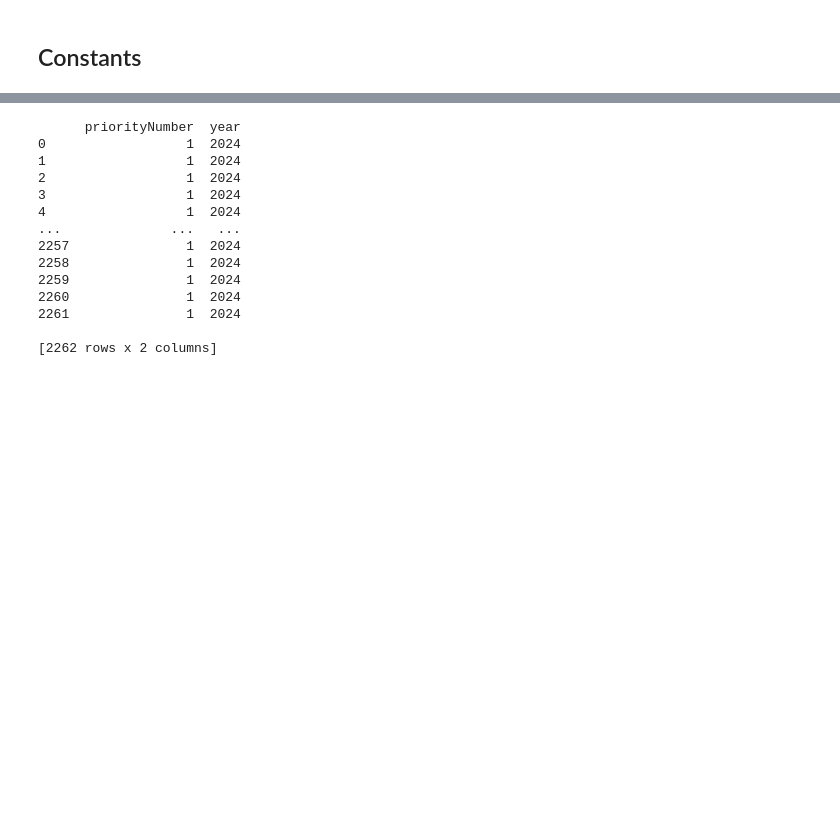
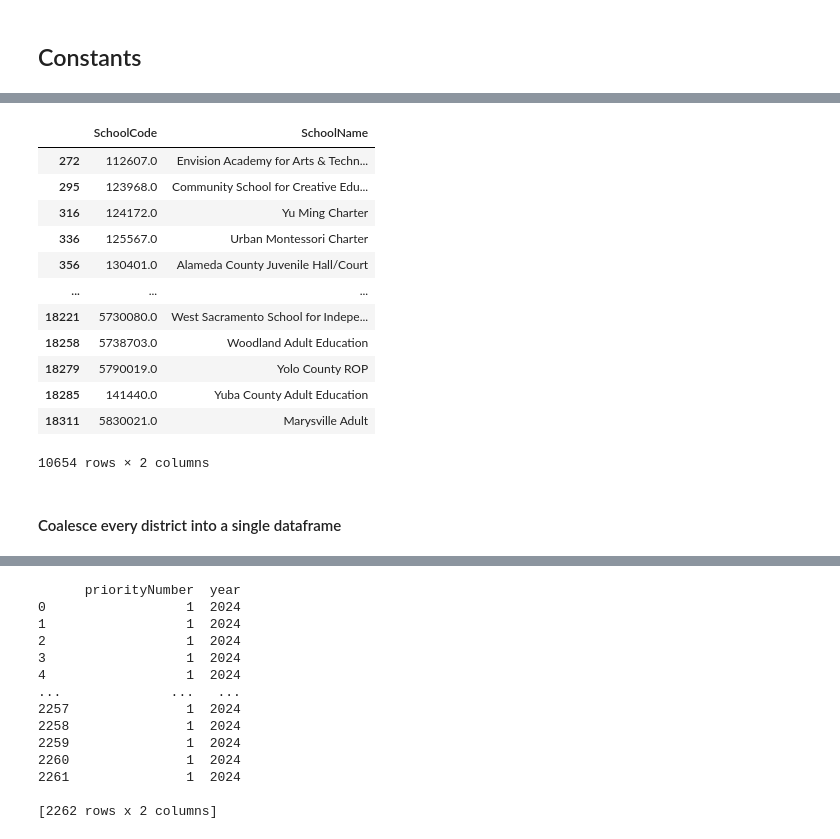
Before and after one commit to PENTASHIFT/DS-Capstone-Project, a Jupyter notebook: exploration/data_processing.ipynb, the cells around one changed output, grey strips where cells are left out. Cells and saved outputs as stored; diff of their text form; code cells hidden in the pictures; blank space fills up the shorter version.

```diff
--- a/exploration/data_processing.ipynb
+++ b/exploration/data_processing.ipynb
@@ -93,0 +111,19 @@ pub_schools[["CDSCode", "School"]]
+# %%
+school_codes = pd.concat([cde_school_codes_unique, pub_school_codes_unique]).drop_duplicates()
+school_codes
+# %% [output]
+|  | SchoolCode | SchoolName |
+| 272 | 112607.0 | Envision Academy for Arts & Techn... |
+| 295 | 123968.0 | Community School for Creative Edu... |
+| 316 | 124172.0 | Yu Ming Charter |
+| 336 | 125567.0 | Urban Montessori Charter |
+| 356 | 130401.0 | Alameda County Juvenile Hall/Court |
+| ... | ... | ... |
+| 18221 | 5730080.0 | West Sacramento School for Indepe... |
+| 18258 | 5738703.0 | Woodland Adult Education |
+| 18279 | 5790019.0 | Yolo County ROP |
+| 18285 | 141440.0 | Yuba County Adult Education |
+| 18311 | 5830021.0 | Marysville Adult |
+10654 rows × 2 columns
+# %% [markdown]
+#### Coalesce every district into a single dataframe
```
Also changed, not shown: parts of 47 cells of this notebook, 1 other file.
